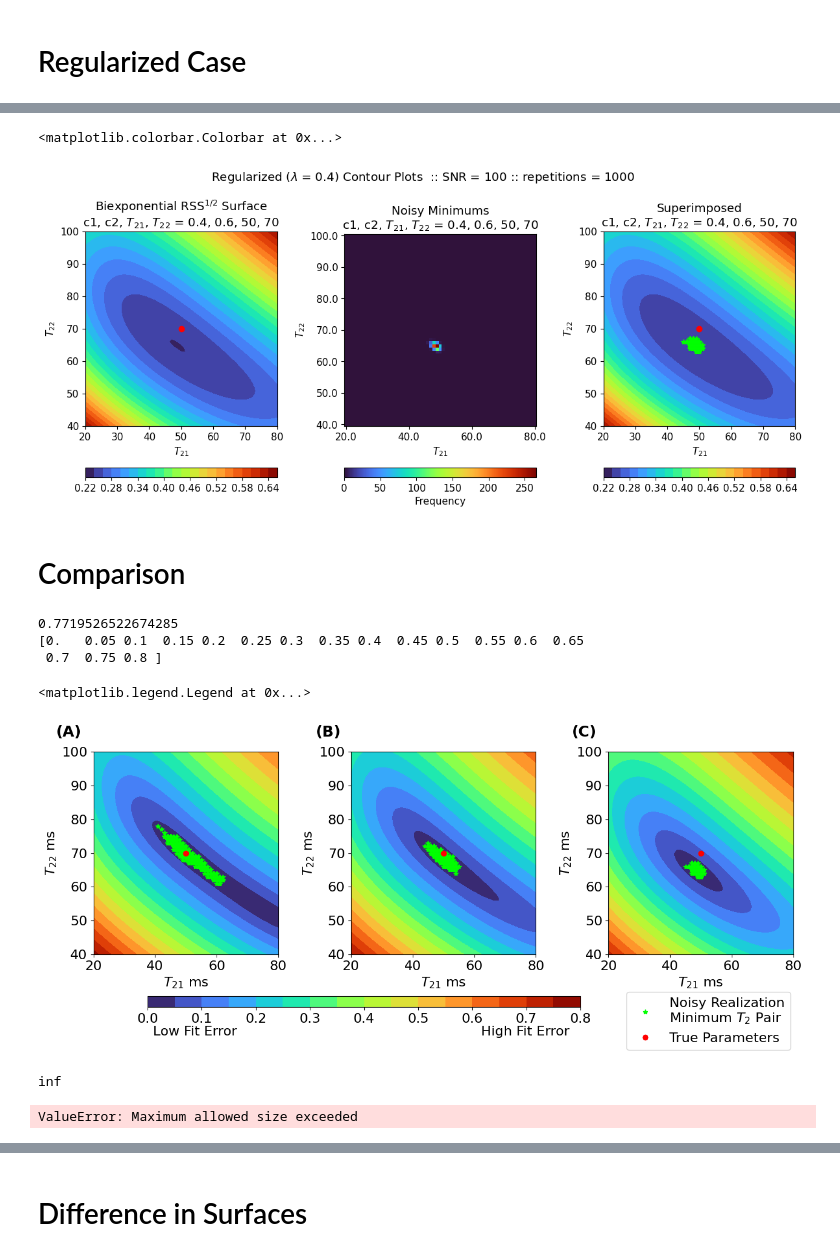
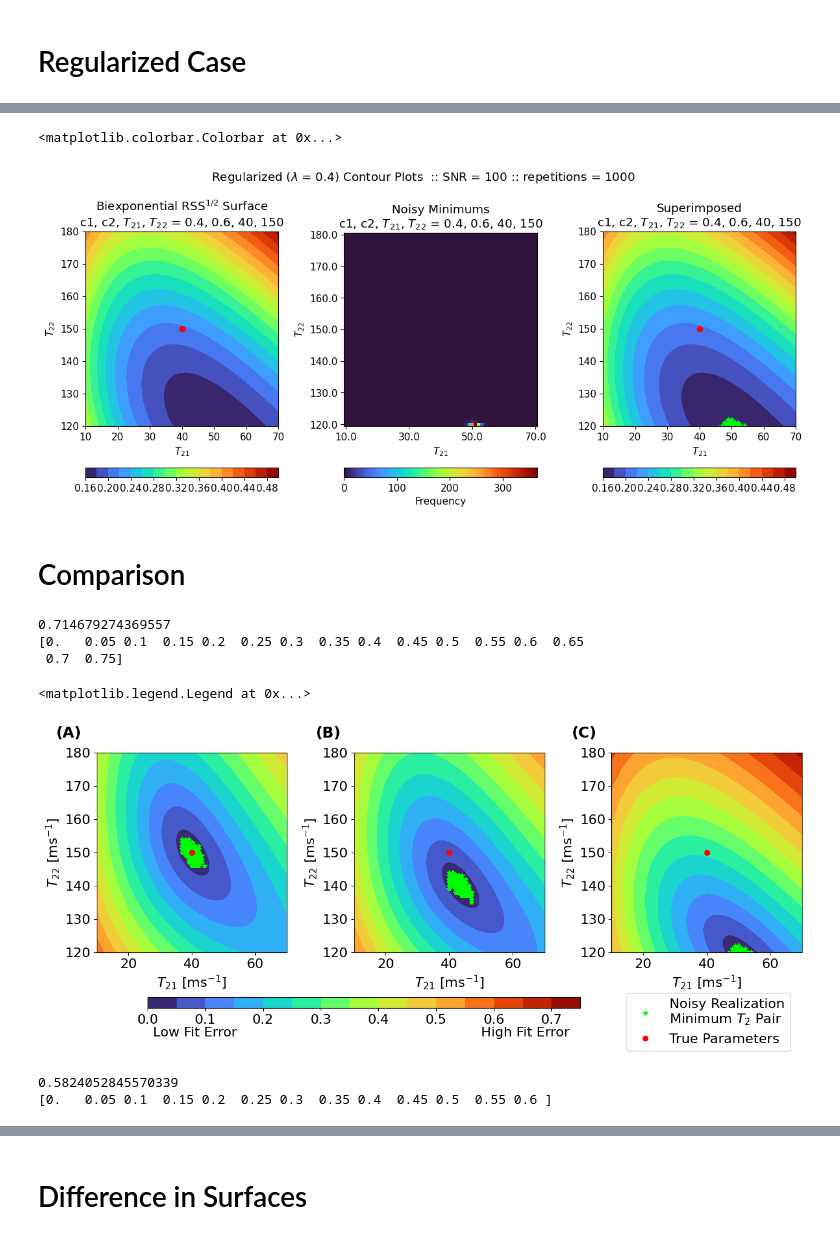
Before and after one commit to Griffin997/Regularization, a Jupyter notebook: NoisyContourDistribution.ipynb, the cells around one changed output, grey strips where cells are left out. Saved outputs shown, nothing was run; the diff lists cells and outputs as text; code cells hidden in the pictures.

Commit message:
finalizing figures

```diff
--- a/NoisyContourDistribution.ipynb
+++ b/NoisyContourDistribution.ipynb
@@ -23,8 +23,8 @@ TE_DATA = np.linspace(8, 512, 64) #ms units
 noise_opt = True
 SNR_value = 100
 
-T21_center = 50
-T22_center = 70
+T21_center = 40
+T22_center = 150
 
 c1 = 0.4
 c2 = 0.6
@@ -367,14 +367,15 @@ ax[2].set_title(f'Superimposed' + f"\nc1, c2, {T21_label}, {T22_label} = {c1}, {
 fig.colorbar(cp, ax = ax[2], location = 'bottom')
 # %% [output]
 <matplotlib.colorbar.Colorbar at 0x...>
-[figure, old version]
+[figure, new version]
 # %% [markdown]
 # Comparison
 # %%
 nonreg_max = np.nanmax(surface_array - np.nanmin(surface_array))
 reg_max = np.nanmax(surface_array_reg - np.nanmin(surface_array_reg))
+reg_max2 = np.nanmax(surface_array_reg2 - np.nanmin(surface_array_reg2))
 
-combo_max = np.max([reg_max**(1/2), nonreg_max**(1/2)])
+combo_max = np.max([reg_max2**(1/2), reg_max**(1/2), nonreg_max**(1/2)])
 
 print(combo_max)
 
@@ -382,14 +383,15 @@ stepsize = 0.05
 bin_comp_array = np.arange(0, combo_max + stepsize, stepsize)
 print(bin_comp_array)
 # %% [output]
-0.7719526522674285
+0.714679274369557
 [0.   0.05 0.1  0.15 0.2  0.25 0.3  0.35 0.4  0.45 0.5  0.55 0.6  0.65
- 0.7  0.75 0.8 ]
+ 0.7  0.75]
 # %%
 fig, ax = plt.subplots(1, 3, figsize=(13,4.5), tight_layout=True)
 # fig.suptitle(f" Contour Plots  :: {noise_info} :: repetitions = {repetitions}" + f"\n{c1_label}, {c2_label}, {T21_label}, {T22_label} = {c1}, {c2}, {T21_center}, {T22_center}")
 
 T2_text = r'$T_2$'
+units = r'[ms$^{-1}$]'
 
 plt.rc('font', size = 16)
 
@@ -397,42 +399,42 @@ rootRSS = (surface_array - np.nanmin(surface_array))**(1/2)
 cp = ax[0].contourf(mT21, mT22, rootRSS, levels = bin_comp_array, cmap = 'turbo')
 ax[0].plot(minimum_T2_ind[:,0], minimum_T2_ind[:,1], color = (0,1,0), marker = '*', label = f'Noisy Realization\nMinimum {T2_text} Pair', ls = '')
 ax[0].plot(T21_center, T22_center, color = (1,0,0), marker = 'o', ls = '', label = 'True Parameters')
-ax[0].set_xlabel(f'{T21_label} ms')
-ax[0].set_ylabel(f'{T22_label} ms')
+ax[0].set_xlabel(f'{T21_label} {units}')
+ax[0].set_ylabel(f'{T22_label} {units}')
 # ax[0].set_title(f'Nonregularized ({lamb_lab} = {0})')
 # fig.colorbar(cp, ax = ax[0], location = 'bottom')
 
 rootRSS = (surface_array_reg - np.nanmin(surface_array_reg))**(1/2)
 cp = ax[1].contourf(mT21, mT22, rootRSS, levels = bin_comp_array, cmap = 'turbo')
 ax[1].plot(minimum_T2_ind_reg[:,0], minimum_T2_ind_reg[:,1], color = (0,1,0), marker = '*', label = f'Noisy Realization\nMinimum {T2_text} Pair', ls = '')
 ax[1].plot(T21_center, T22_center, color = (1,0,0), marker = 'o', ls = '', label = 'True Parameters')
-ax[1].set_xlabel(f'{T21_label} ms')
-ax[1].set_ylabel(f'{T22_label} ms')
+ax[1].set_xlabel(f'{T21_label} {units}')
+ax[1].set_ylabel(f'{T22_label} {units}')
 # ax[1].set_title(f'Regularized ({lamb_lab} = {lamb_oi})')
 
 rootRSS = (surface_array_reg2 - np.nanmin(surface_array_reg2))**(1/2)
 cp = ax[2].contourf(mT21, mT22, rootRSS, levels = bin_comp_array, cmap = 'turbo')
 ax[2].plot(minimum_T2_ind_reg2[:,0], minimum_T2_ind_reg2[:,1], color = (0,1,0), marker = '*', label = f'Noisy Realization\nMinimum {T2_text} Pair', ls = '')
 ax[2].plot(T21_center, T22_center, color = (1,0,0), marker = 'o', ls = '', label = 'True Parameters')
-ax[2].set_xlabel(f'{T21_label} ms')
-ax[2].set_ylabel(f'{T22_label} ms')
+ax[2].set_xlabel(f'{T21_label} {units}')
+ax[2].set_ylabel(f'{T22_label} {units}')
 # ax[2].set_title(f'Regularized ({lamb_lab} = {lamb_oi2})')
 
 plt.rc('font', size = 18)
 fig.text(0.05,1, '(A)', ha="center", va="center", color="black", weight = "bold")
 fig.text(0.38,1, '(B)', ha="center", va="center", color="black", weight = "bold")
 fig.text(0.705,1, '(C)', ha="center", va="center", color="black", weight = "bold")
 plt.rc('font', size = 16)
 
 cb_ax = fig.add_axes([0.15,-0.01,0.55,.04])
 fig.colorbar(cp, ax = ax[1], orientation = 'horizontal', cax = cb_ax)
 fig.text(0.21,-0.1, 'Low Fit Error', ha="center", va="center", color="black")
 fig.text(0.63,-0.1, 'High Fit Error', ha="center", va="center", color="black")
 handles, labels = ax[1].get_legend_handles_labels()
 fig.legend(handles, labels, loc = 'center left', bbox_to_anchor = (0.75,-0.06))
 # %% [output]
 <matplotlib.legend.Legend at 0x...>
-[figure, old version]
+[figure, new version]
 # %%
 #Need to remove the inf terms selectively
 
@@ -447,8 +449,8 @@ stepsize = 0.05
 bin_comp_array = np.arange(0, combo_max + stepsize, stepsize)
 print(bin_comp_array)
 # %% [output]
-inf
+0.5824052845570339
+[0.   0.05 0.1  0.15 0.2  0.25 0.3  0.35 0.4  0.45 0.5  0.55 0.6 ]
-ValueError: Maximum allowed size exceeded
 # %%
 fig, ax = plt.subplots(1, 2, figsize=(9,5.5), tight_layout=True)
 fig.suptitle(f"Averaged Contour Plots  :: {noise_info} :: repetitions = {repetitions}")
```
Also changed, not shown: parts of 7 cells of this notebook, 1 other file.
